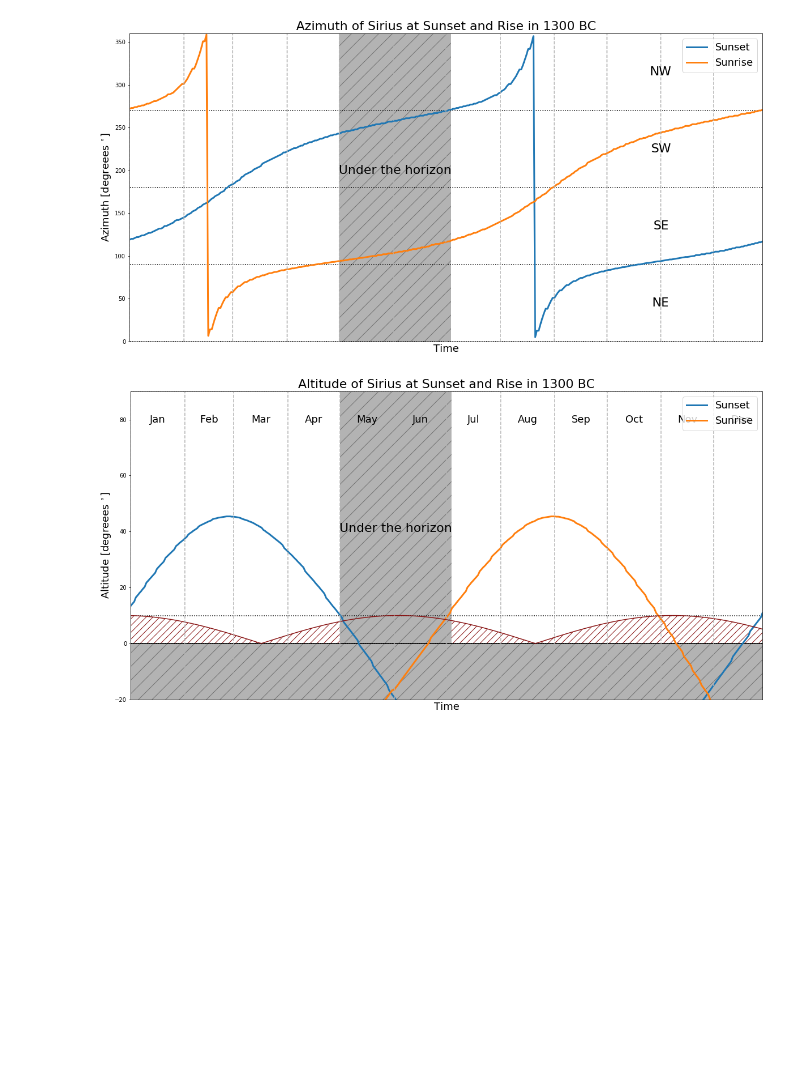
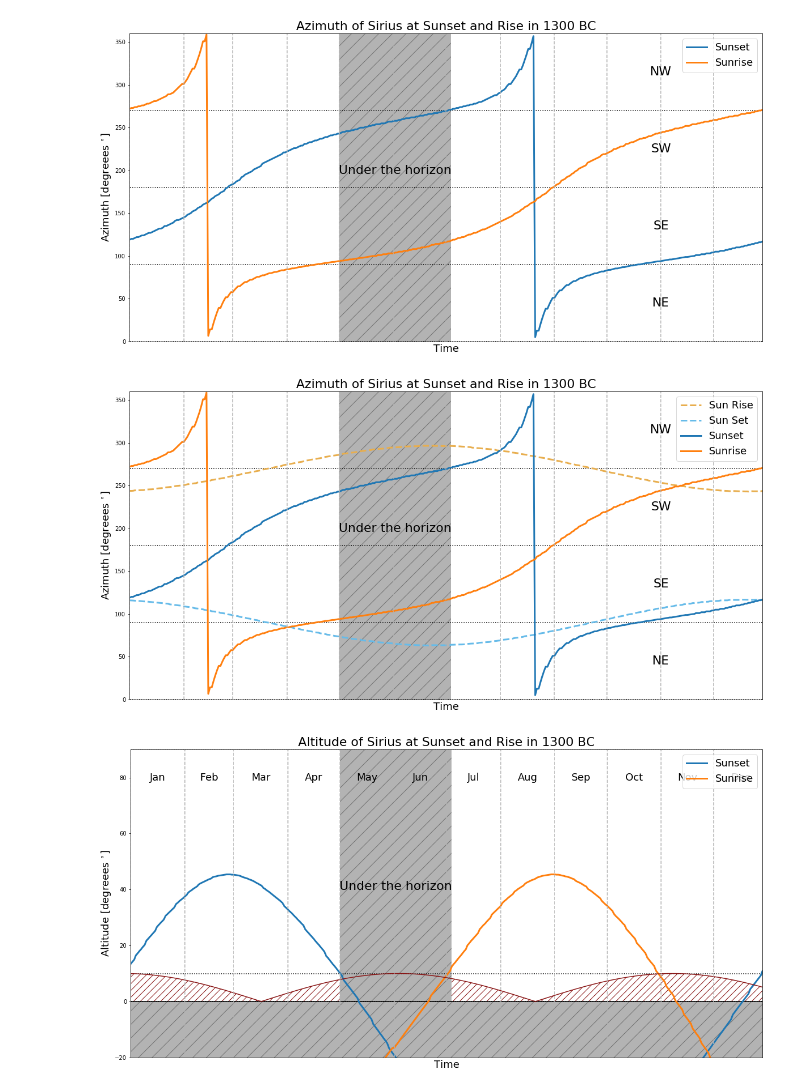
Before and after one commit to lunazagor/decanOpy, a Jupyter notebook: decanPlotting.ipynb, the cells around one changed output. Saved outputs shown, nothing was run; the diff lists cells and outputs as text; code cells hidden in the pictures; blank space fills up the shorter version.

Commit message:
added Sun Az lines

```diff
--- a/decanPlotting.ipynb
+++ b/decanPlotting.ipynb
@@ -181,7 +204,7 @@ Dipper_filename = ['/Alkaid011300BC.txt', '/Alioth011300BC.txt', '/Merak011300BC
 
 ### Sunrise & Sunset Times
 sunriseset = SunRiseSet(jd, SunAlt)
-
+(SunRiseAz, SunSetAZ) = SunRiseSetAz(sunriseset)
 
 ### Calculate maximum and minimum altitudes
 
@@ -355,6 +380,64 @@ plt.legend(fontsize = 18)
 plt.show()
 # %% [output]
 [figure]
+# %%
+plt.figure(figsize=(20,10))
+
+# pick certain colors
+prop_cycle = plt.rcParams['axes.prop_cycle']
+colors = prop_cycle.by_key()['color']
+
+# plot Sun
+plt.plot(xdays, SunRiseAz[0:363],  linewidth=3.0, linestyle ='--', label = 'Sun Rise', color = '#E8AE4E')
+plt.plot(xdays, SunSetAz[1:364],  linewidth=3.0, linestyle = '--', label = 'Sun Set', color = '#66BBE9')
+
+# plot Sirius
+plt.plot(xdays, SirSetAz,  linewidth=3.0, label = 'Sunset', color = colors[0])
+plt.plot(xdays, SirRiseAz,  linewidth=3.0, label = 'Sunrise', color = colors[1])
+
+# NESW LINES
+ycoords = np.cumsum([-360, 90, 90, 90, 90, 90, 90, 90])
+for yc in ycoords:
+    plt.hlines(yc, 0, 366, linestyle = ':')
+
+# NESW labels
+xNESF = sum([1, 31, 28, 31, 30, 31, 30, 31, 31, 30, 31])
+plt.text(xNESF, 90/2, "NE", fontsize=22, horizontalalignment='center', verticalalignment='center')
+plt.text(xNESF, 90 + 90/2, "SE", fontsize=22, horizontalalignment='center', verticalalignment='center')
+plt.text(xNESF, 180 + 90/2, "SW", fontsize=22, horizontalalignment='center', verticalalignment='center')
+plt.text(xNESF, 270 + 90/2, "NW", fontsize=22, horizontalalignment='center', verticalalignment='center')
+
+# month lines
+xcoords = np.cumsum([1, 31, 28, 31, 30, 31, 30, 31, 31, 30, 31, 30, 31]) # vertical month lines
+for xc in xcoords:
+    plt.axvline(x=xc, linestyle = '--', color='0.7' )
+
+plt.fill_between(xdays[120 : 130 + 54 + 1], -360, 360,  facecolor="0.7", hatch="/", edgecolor="0.45", linewidth=0.0)
+
+
+# label shaded areas
+
+plt.text(153, 200, "Under the horizon", fontsize = '22',horizontalalignment='center', verticalalignment='center')
+
+
+# no x-label
+plt.tick_params(
+    axis='x',          # changes apply to the x-axis
+    which='both',      # both major and minor ticks are affected
+    bottom=False,      # ticks along the bottom edge are off
+    top=False,         # ticks along the top edge are off
+    labelbottom=False) # labels along the bottom edge are off
+
+# niceties
+plt.title('Azimuth of Sirius at Sunset and Rise in 1300 BC', fontsize=22)
+plt.ylabel(r'Azimuth [degreees $^{\circ}$]', fontsize=18)
+plt.xlabel('Time', fontsize=18)
+plt.xlim(1, 363)
+plt.ylim(0, 360)
+plt.legend(fontsize = 18)
+plt.show()
+# %% [output]
+[figure, added]
 # %%
 plt.figure(figsize=(20,10))
 
```
Also changed, not shown: parts of 2 cells of this notebook.
